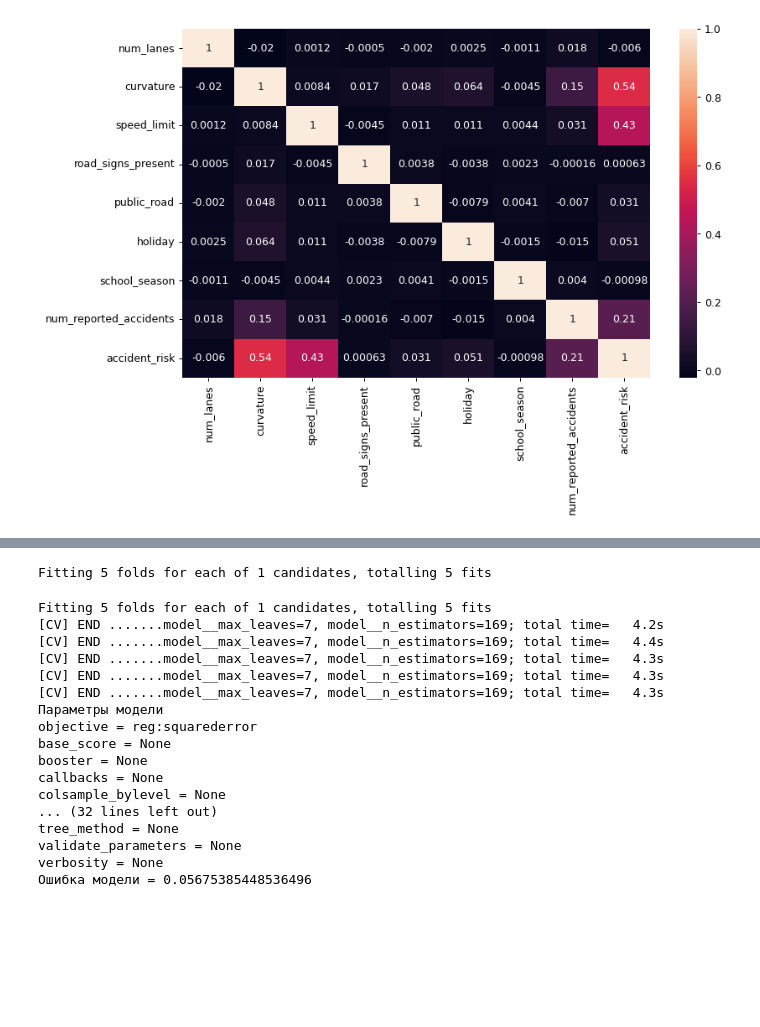
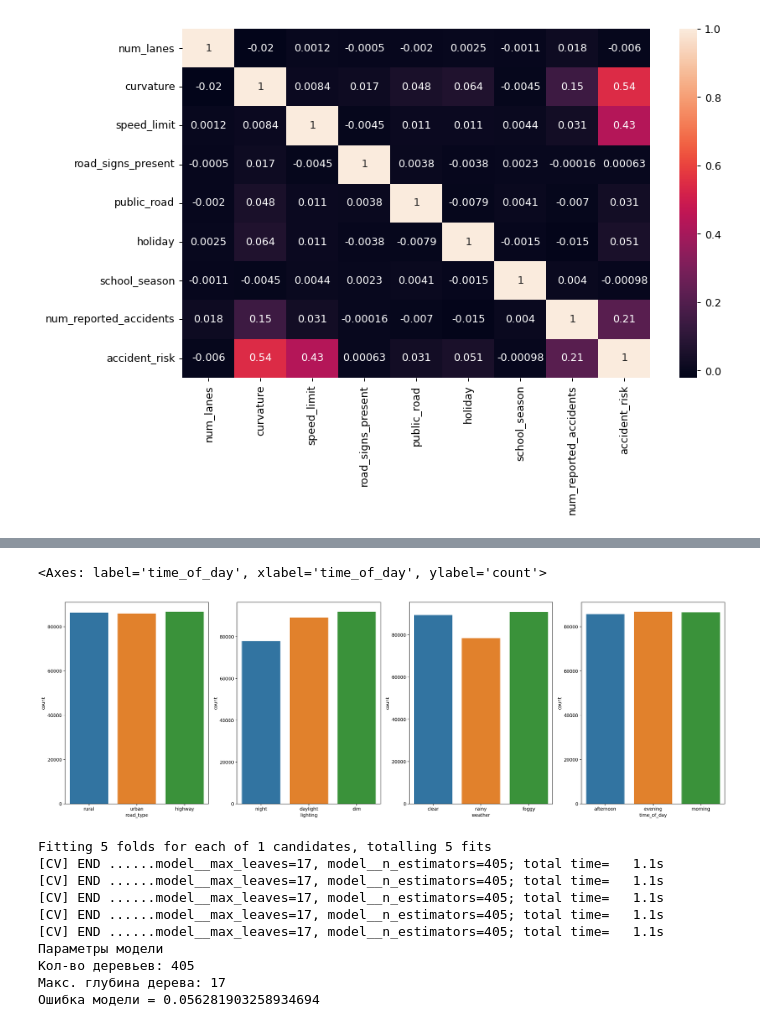
Before and after one commit to StartsevMaksim/Kaggle, a Jupyter notebook: Predicting Road Accident Risk/Predicting Road Accident Risk.ipynb, the cells around one changed output, grey strips where cells are left out. Saved outputs shown, nothing was run; the diff lists cells and outputs as text; code cells hidden in the pictures; blank space fills up the shorter version.

Commit message:
Need to make GridSearch

```diff
--- a/Predicting Road Accident Risk/Predicting Road Accident Risk.ipynb
+++ b/Predicting Road Accident Risk/Predicting Road Accident Risk.ipynb
@@ -134,36 +134,0 @@ X_result = df_dummy[df_dummy['accident_risk'].isna()].drop('accident_risk', axis
-# %%
-#SVR
-scaler = StandardScaler()
-model = SVR()
-pipe_model = Pipeline([('scaler', scaler), ('model', model)])
-grid_params = {'model__C': [10]}
-grid_model = GridSearchCV(pipe_model, grid_params, scoring='neg_root_mean_squared_error', cv=5, verbose=2)
-train_model(grid_model, df_training)
-# %% [output]
-Fitting 5 folds for each of 1 candidates, totalling 5 fits
-# %%
-#XGBoost
-xgboost_model = XGBRegressor()
-pipe_model = Pipeline([('model', xgboost_model)])
-grid_params = {'model__n_estimators': [169],
-               'model__max_leaves': [7]}
-grid_model = GridSearchCV(pipe_model, grid_params, scoring='neg_root_mean_squared_error', cv=5, verbose=2)
-train_model(grid_model, df_training)
-# %% [output]
-Fitting 5 folds for each of 1 candidates, totalling 5 fits
-[CV] END .......model__max_leaves=7, model__n_estimators=169; total time=   4.2s
-[CV] END .......model__max_leaves=7, model__n_estimators=169; total time=   4.4s
-[CV] END .......model__max_leaves=7, model__n_estimators=169; total time=   4.3s
-[CV] END .......model__max_leaves=7, model__n_estimators=169; total time=   4.3s
-[CV] END .......model__max_leaves=7, model__n_estimators=169; total time=   4.3s
-Параметры модели
-objective = reg:squarederror
-base_score = None
-booster = None
-callbacks = None
-colsample_bylevel = None
-... (32 lines left out)
-tree_method = None
-validate_parameters = None
-verbosity = None
-Ошибка модели = 0.05675385448536496
@@ -169,0 +145,21 @@ verbosity = None
+# %%
+#Обучение на части выборки
+part_perc = 0.5
+df_train_part = df_train_origin.iloc[np.random.choice(list(range(df_train_origin.shape[0])),
+                                                      size=int(df_train_origin.shape[0]*part_perc),
+                                                      replace=False)]
+fig, (ax_road_type, ax_lighting, ax_weather, ax_time_of_day) = plt.subplots(nrows=1, ncols=4)
+fig.set_figwidth(26)
+fig.set_figheight(8)
+fig.set_dpi(180)
+ax_road_type.set_label('road_type')
+sns.countplot(df_train_part, x='road_type', hue='road_type', ax=ax_road_type)
+ax_lighting.set_label('lighting')
+sns.countplot(df_train_part, x='lighting', hue='lighting', ax=ax_lighting)
+ax_weather.set_label('weather')
+sns.countplot(df_train_part, x='weather', hue='weather', ax=ax_weather)
+ax_time_of_day.set_label('time_of_day')
+sns.countplot(df_train_part, x='time_of_day', hue='time_of_day', ax=ax_time_of_day)
+# %% [output]
+<Axes: label='time_of_day', xlabel='time_of_day', ylabel='count'>
+[figure, added]
@@ -169,0 +168,20 @@ verbosity = None
+# %%
+#XGBoost
+df_training = pd.get_dummies(df_train_origin)
+xgboost_model = XGBRegressor()
+pipe_model = Pipeline([('model', xgboost_model)])
+grid_params = {'model__n_estimators': [405],
+               'model__max_leaves': [17]}
+grid_model = GridSearchCV(pipe_model, grid_params, scoring='neg_root_mean_squared_error', cv=5, verbose=2)
+train_model(grid_model, df_training)
+# %% [output]
+Fitting 5 folds for each of 1 candidates, totalling 5 fits
+[CV] END ......model__max_leaves=17, model__n_estimators=405; total time=   1.1s
+[CV] END ......model__max_leaves=17, model__n_estimators=405; total time=   1.1s
+[CV] END ......model__max_leaves=17, model__n_estimators=405; total time=   1.1s
+[CV] END ......model__max_leaves=17, model__n_estimators=405; total time=   1.1s
+[CV] END ......model__max_leaves=17, model__n_estimators=405; total time=   1.1s
+Параметры модели
+Кол-во деревьев: 405
+Макс. глубина дерева: 17
+Ошибка модели = 0.056281903258934694
```
Also changed, not shown: parts of 13 cells of this notebook, 1 other file.
